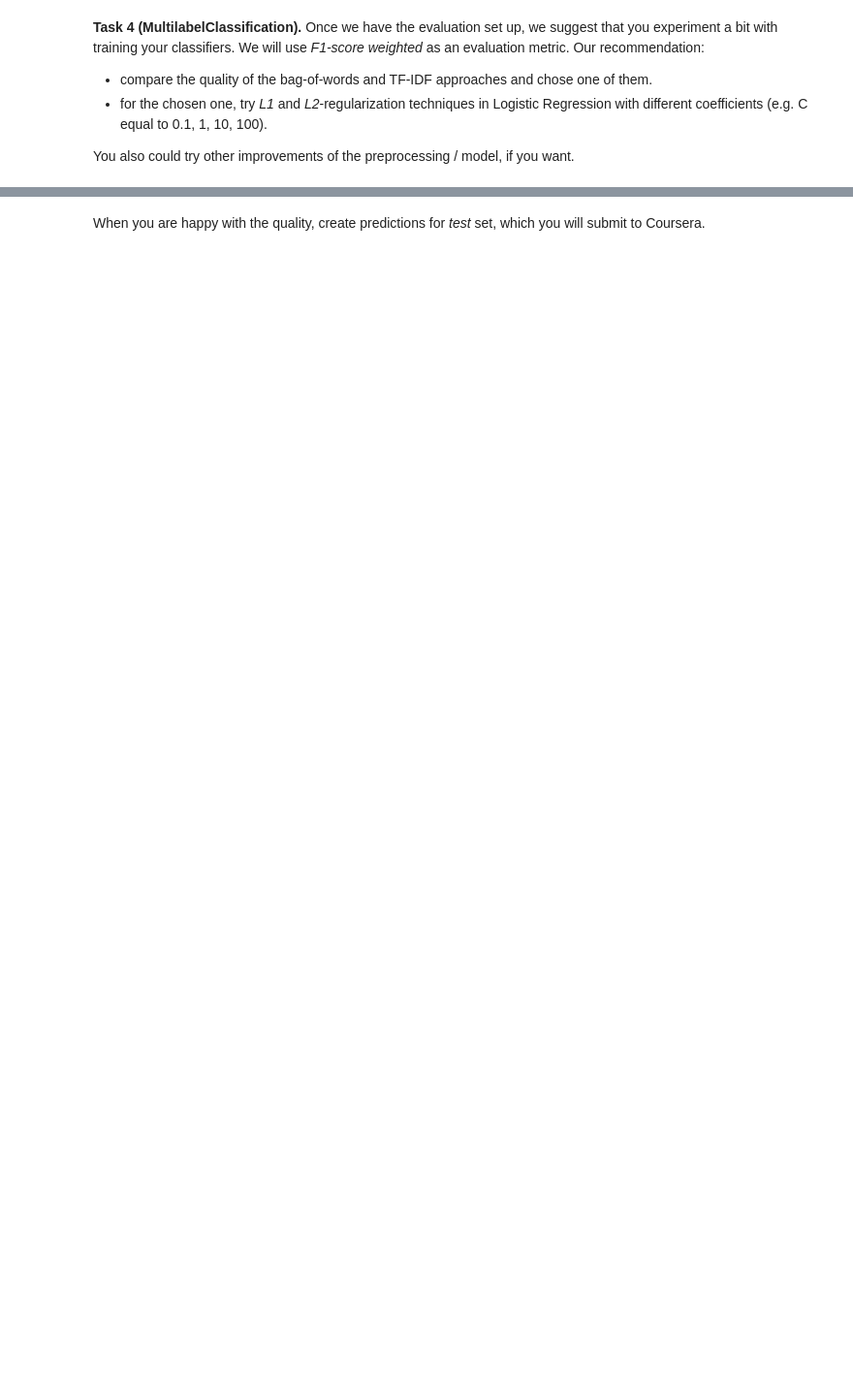
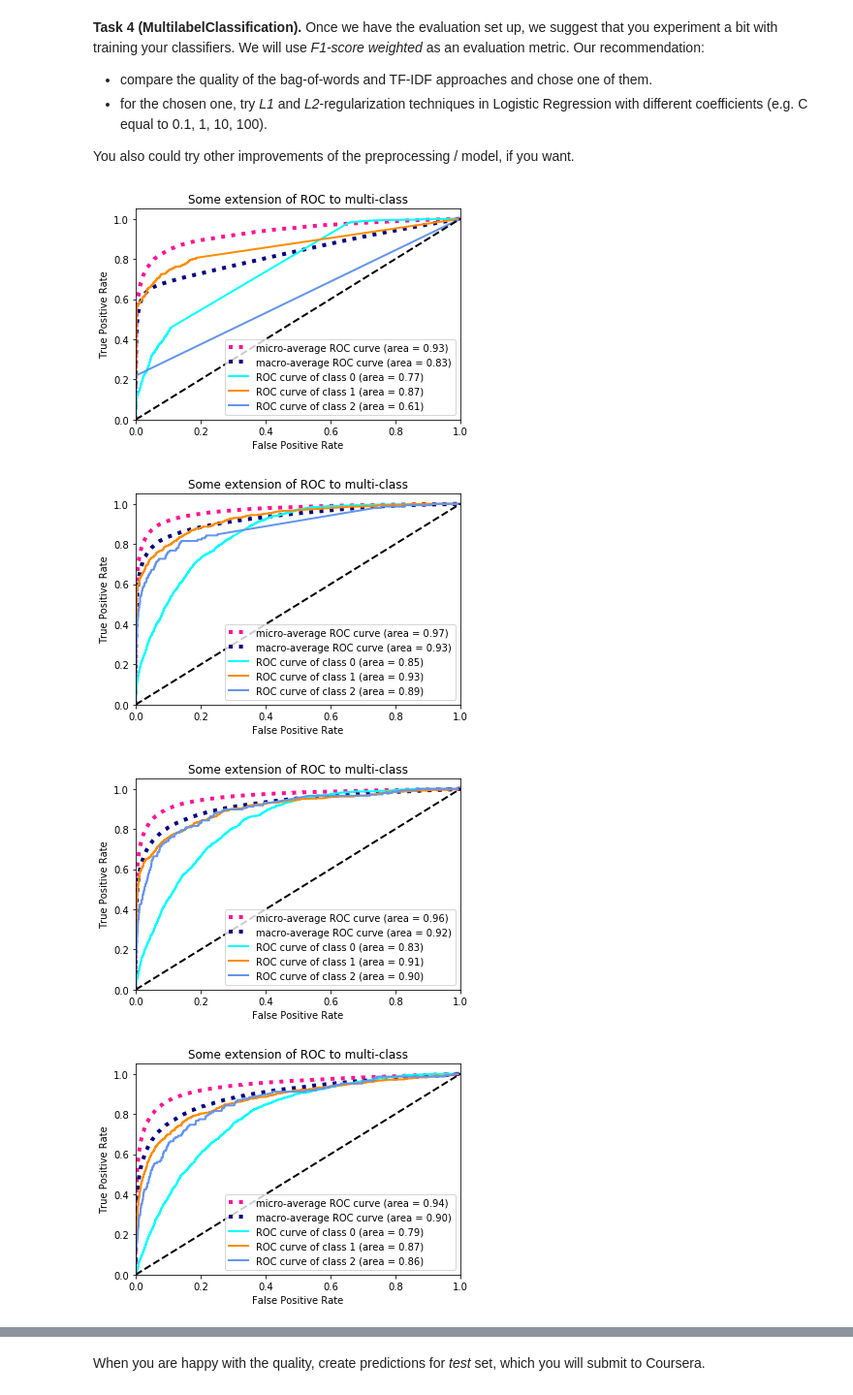
Before and after one commit to waleking/natural-language-processing, a Jupyter notebook: week1/week1-MultilabelClassification.ipynb, the cells around one changed output, grey strips where cells are left out. Shown at 97% size. Cells and saved outputs as stored; diff of their text form; code cells hidden in the pictures; blank space fills up the shorter version.

```diff
--- a/week1/week1-MultilabelClassification.ipynb
+++ b/week1/week1-MultilabelClassification.ipynb
@@ -480,0 +506,26 @@ You also could try other improvements of the preprocessing / model, if you want.
+# %%
+######################################
+######### YOUR CODE HERE #############
+def train_classifier_with_regularization(X_train, y_train,regularization,regC):
+    """
+      X_train, y_train — training data
+
+      return: trained classifier
+    """
+
+    # Create and fit LogisticRegression wraped into OneVsRestClassifier.
+
+    classifier=OneVsRestClassifier(LogisticRegression(penalty=regularization,C=regC))
+    classifier.fit(X_train_tfidf,y_train)
+    return classifier
+######################################
+# %%
+for regC in [0.1,1,10,100]:
+    classifier=train_classifier_with_regularization(X_train,y_train,"l1",regC)
+    y_val_predicted_scores = classifier.decision_function(X_val_tfidf)
+    roc_auc(y_val, y_val_predicted_scores, n_classes)
+# %% [output]
+[figure, added]
+[figure, added]
+[figure, added]
+[figure, added]
```
Also changed, not shown: parts of 16 cells of this notebook, 1 other file.
